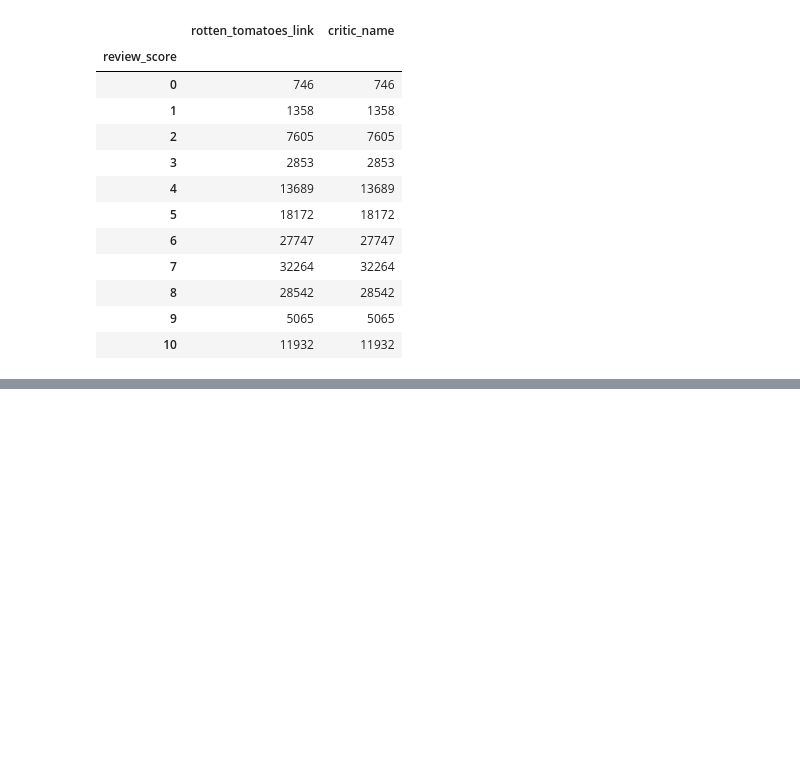
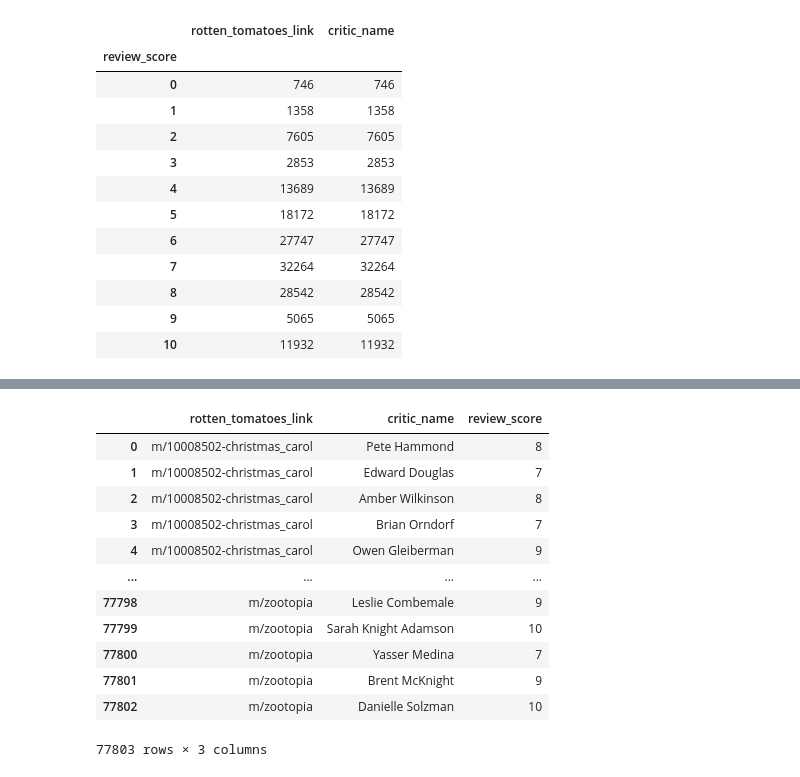
Before and after one commit to LuizMFL/IA_cluster, a Jupyter notebook: FilterData.ipynb, the cells around one changed output, grey strips where cells are left out. Saved outputs shown, nothing was run; the diff lists cells and outputs as text; code cells hidden in the pictures; blank space fills up the shorter version.

```diff
--- a/FilterData.ipynb
+++ b/FilterData.ipynb
@@ -248,0 +265,19 @@ dataframe_novo_atual.groupby("review_score").count()
+# %%
+
+dataframe_novo_atual = dataframe_novo_atual[dataframe_novo_atual["review_score"] >= 7]  # Se for maior ou igual a 7 significa que gosta do filme
+dataframe_novo_atual.reset_index(drop=True,inplace=True)
+dataframe_novo_atual
+# %% [output]
+|  | rotten_tomatoes_link | critic_name | review_score |
+| 0 | m/10008502-christmas_carol | Pete Hammond | 8 |
+| 1 | m/10008502-christmas_carol | Edward Douglas | 7 |
+| 2 | m/10008502-christmas_carol | Amber Wilkinson | 8 |
+| 3 | m/10008502-christmas_carol | Brian Orndorf | 7 |
+| 4 | m/10008502-christmas_carol | Owen Gleiberman | 9 |
+| ... | ... | ... | ... |
+| 77798 | m/zootopia | Leslie Combemale | 9 |
+| 77799 | m/zootopia | Sarah Knight Adamson | 10 |
+| 77800 | m/zootopia | Yasser Medina | 7 |
+| 77801 | m/zootopia | Brent McKnight | 9 |
+| 77802 | m/zootopia | Danielle Solzman | 10 |
+77803 rows × 3 columns
```
Also changed, not shown: parts of 3 cells of this notebook, 1 other file.
